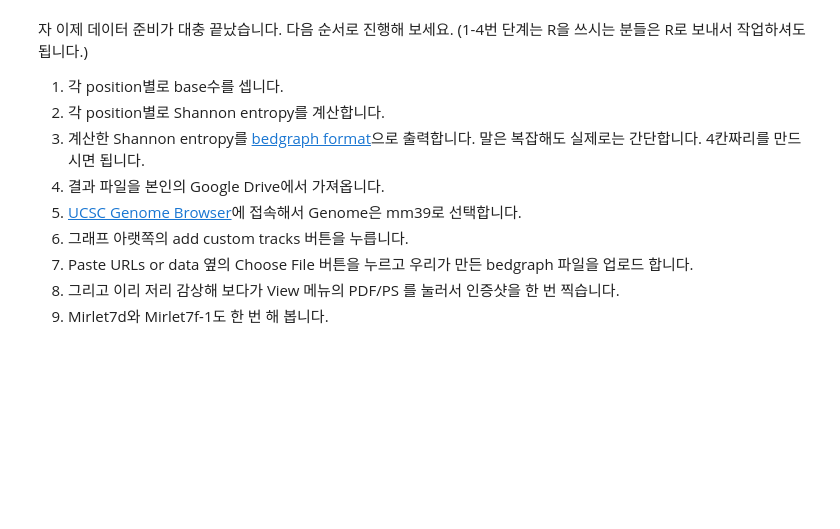
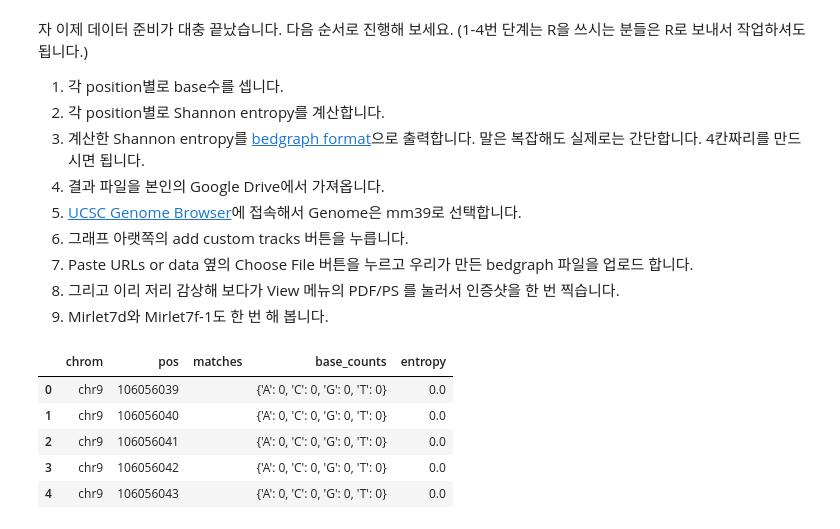
Before and after one commit to chaehyeonkim-lab/bioinformatics1, a Jupyter notebook: Guided_Mission_3주차_실습용_노트북_(5월_14일_오후_9시까지_push).ipynb, the cells around one changed output. Cells and saved outputs as stored; diff of their text form; code cells hidden in the pictures; blank space fills up the shorter version.

```diff
--- a/Guided_Mission_3주차_실습용_노트북_(5월_14일_오후_9시까지_push).ipynb
+++ b/Guided_Mission_3주차_실습용_노트북_(5월_14일_오후_9시까지_push).ipynb
@@ -275,3 +275,58 @@ pileup[pileup['pos'] == 106056094].iloc[0]['matches']
 1. Paste URLs or data 옆의 Choose File 버튼을 누르고 우리가 만든 bedgraph 파일을 업로드 합니다.
 1. 그리고 이리 저리 감상해 보다가 View 메뉴의 PDF/PS 를 눌러서 인증샷을 한 번 찍습니다.
 1. Mirlet7d와 Mirlet7f-1도 한 번 해 봅니다.
+# %%
+import math
+from collections import Counter
+
+def count_bases(seq):
+    """
+    seq 안에 들어있는 A/C/G/T 개수를 세는 함수입니다.
+    예: 'AAAGGCT' -> A=3, C=1, G=2, T=1
+    """
+    seq = seq.upper()
+    counts = Counter(seq)
+
+    return {
+        'A': counts.get('A', 0),
+        'C': counts.get('C', 0),
+        'G': counts.get('G', 0),
+        'T': counts.get('T', 0)
+    }
+
+
+def shannon_entropy(base_counts):
+    """
+    Shannon entropy 계산 함수입니다.
+    여러 base가 섞여 있으면 entropy가 커지고,
+    한 base만 있으면 entropy가 0에 가까워집니다.
+    """
+    total = sum(base_counts.values())
+
+    if total == 0:
+        return 0
+
+    entropy = 0
+
+    for base, count in base_counts.items():
+        if count > 0:
+            p = count / total
+            entropy -= p * math.log2(p)
+
+    return entropy
+
+
+# 각 position마다 A/C/G/T 개수 세기
+pileup['base_counts'] = pileup['matches'].apply(count_bases)
+
+# 각 position마다 Shannon entropy 계산
+pileup['entropy'] = pileup['base_counts'].apply(shannon_entropy)
+
+pileup[['chrom', 'pos', 'matches', 'base_counts', 'entropy']].head()
+# %% [output]
+|  | chrom | pos | matches | base_counts | entropy |
+| 0 | chr9 | 106056039 |  | {'A': 0, 'C': 0, 'G': 0, 'T': 0} | 0.0 |
+| 1 | chr9 | 106056040 |  | {'A': 0, 'C': 0, 'G': 0, 'T': 0} | 0.0 |
+| 2 | chr9 | 106056041 |  | {'A': 0, 'C': 0, 'G': 0, 'T': 0} | 0.0 |
+| 3 | chr9 | 106056042 |  | {'A': 0, 'C': 0, 'G': 0, 'T': 0} | 0.0 |
+| 4 | chr9 | 106056043 |  | {'A': 0, 'C': 0, 'G': 0, 'T': 0} | 0.0 |
```
Also changed, not shown: parts of 9 cells of this notebook.
